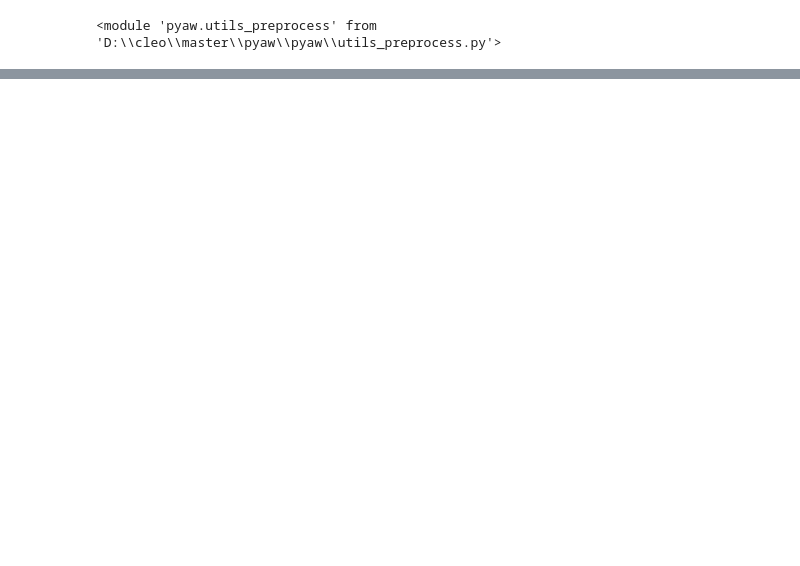
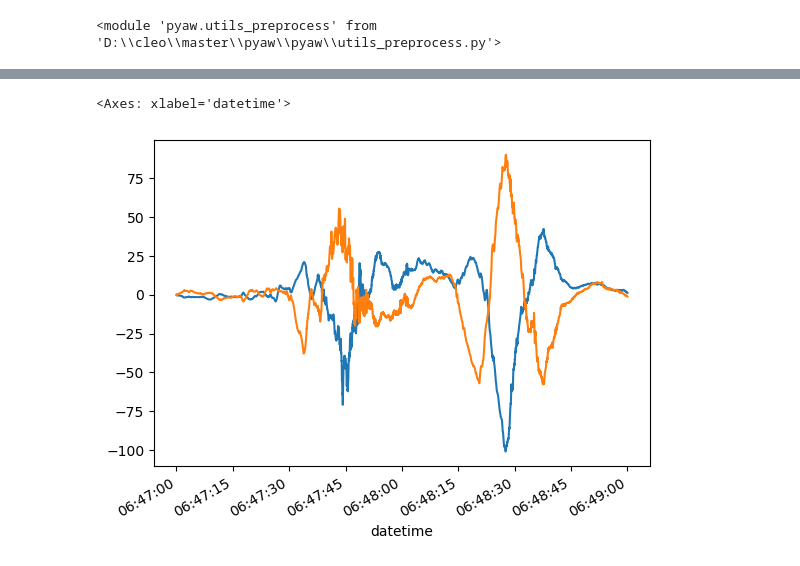
Before and after one commit to cleo24621/pyaw, a Jupyter notebook: swarm_main.ipynb, the cells around one changed output, grey strips where cells are left out. Cells and saved outputs as stored; diff of their text form; code cells hidden in the pictures; blank space fills up the shorter version.

```diff
--- a/swarm_main.ipynb
+++ b/swarm_main.ipynb
@@ -73,0 +62,8 @@ signal2 = b_align
+# %%
+b2 = df_b['b1_enu2']
+b1 = df_b['b1_enu1']
+b2.plot()
+b1.plot()
+# %% [output]
+<Axes: xlabel='datetime'>
+[figure, added]
```
Also changed, not shown: parts of 33 cells of this notebook, 11 other files.
